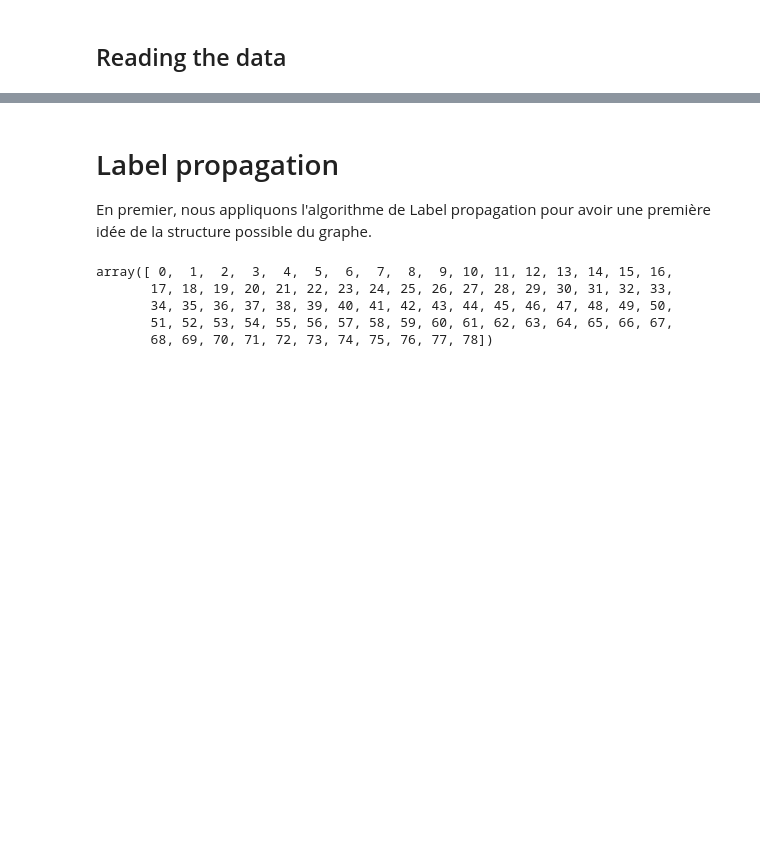
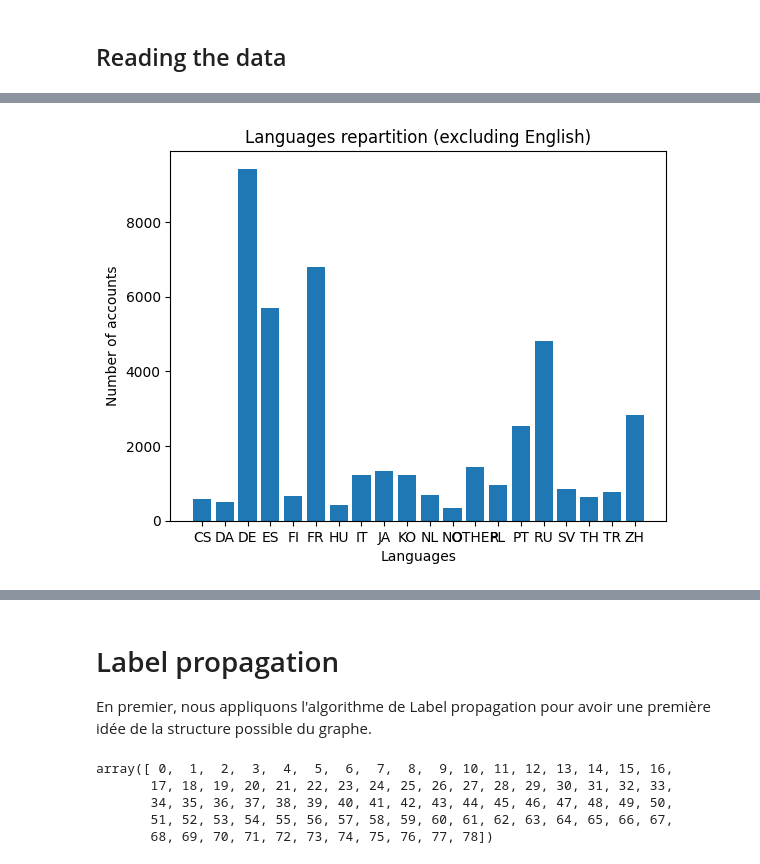
Before and after one commit to Sarah-OA/networks_twitch_gamers, a Jupyter notebook: OULD AKLOUCHE_PINATEL_code.ipynb, the cells around one changed output, grey strips where cells are left out. Cells and saved outputs as stored; diff of their text form; code cells hidden in the pictures; blank space fills up the shorter version.

```diff
--- a/OULD AKLOUCHE_PINATEL_code.ipynb
+++ b/OULD AKLOUCHE_PINATEL_code.ipynb
@@ -30,0 +105,13 @@ df2=pd.read_csv("data/large_twitch_edges.csv")
+# %%
+counts_no_english = df[df["language"] != "EN"]["language"].value_counts().sort_index()
+
+plt.bar(counts_no_english.index, counts_no_english.values)
+
+plt.title("Languages repartition (excluding English)")
+plt.xlabel("Languages")
+plt.ylabel("Number of accounts")
+
+#plt.savefig("Language repartition (excluding English)")
+plt.show()
+# %% [output]
+[figure, added]
```
Also changed, not shown: parts of 14 cells of this notebook.
